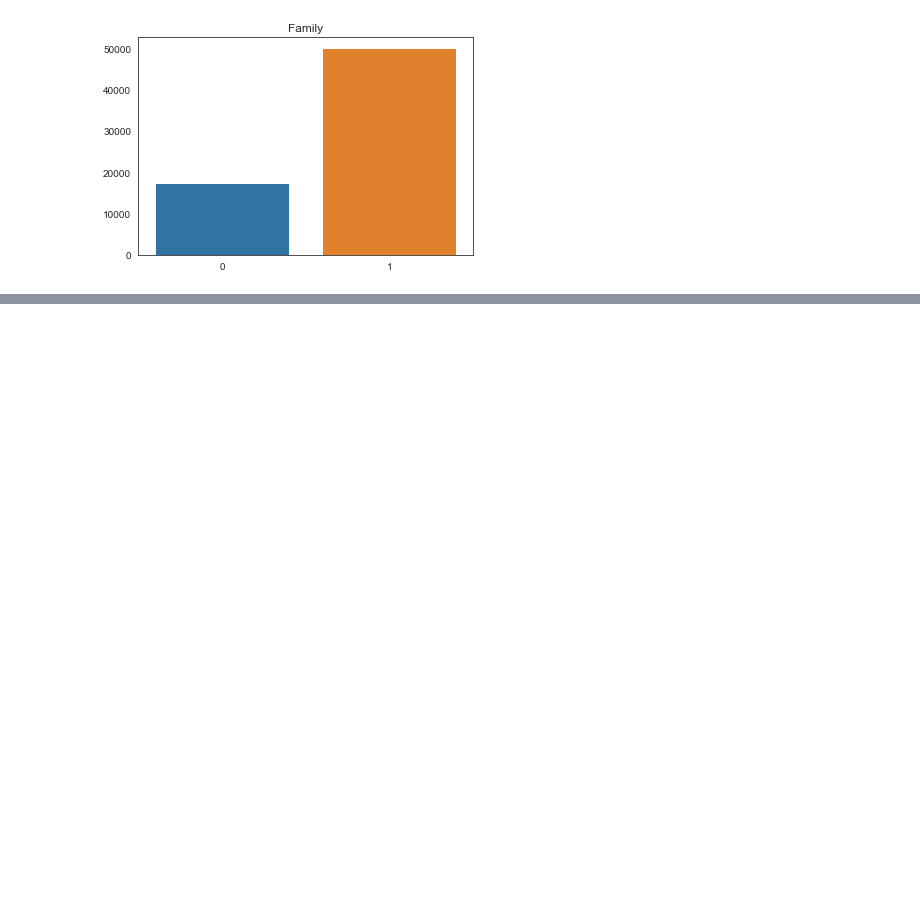
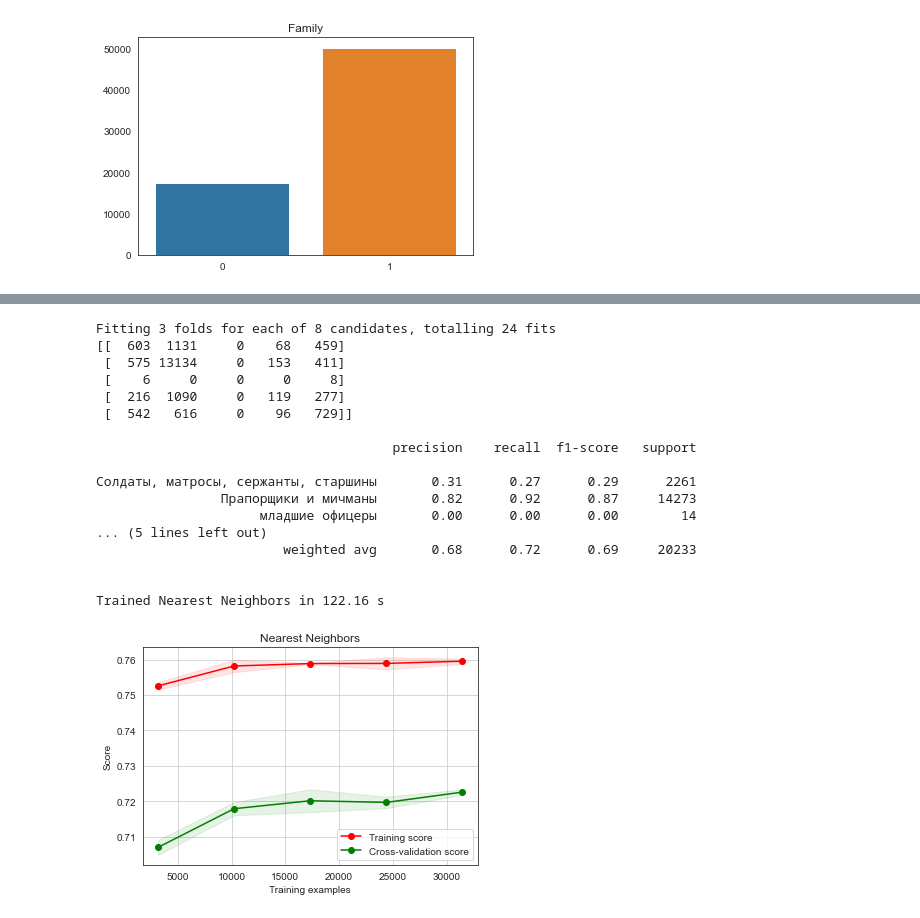
Before and after one commit to DHushchin/orc_analysis, a Jupyter notebook: orc_classifier.ipynb, the cells around one changed output, grey strips where cells are left out. Cells and saved outputs as stored; diff of their text form; code cells hidden in the pictures; blank space fills up the shorter version.

```diff
--- a/orc_classifier.ipynb
+++ b/orc_classifier.ipynb
@@ -318,0 +327,27 @@ df_results
+# %%
+warnings.filterwarnings("ignore")
+
+knn = batch_classify(x_train, y_train, x_test, y_test, 'Nearest Neighbors')
+
+df_results = df_results.append({'classifier': knn[0], 'train_score': knn[1],
+                                'test_score': knn[2], 'training_time': knn[3]},
+                                ignore_index=True)
+# %% [output]
+Fitting 3 folds for each of 8 candidates, totalling 24 fits
+[[  603  1131     0    68   459]
+ [  575 13134     0   153   411]
+ [    6     0     0     0     8]
+ [  216  1090     0   119   277]
+ [  542   616     0    96   729]]
+
+                                      precision    recall  f1-score   support
+
+Солдаты, матросы, сержанты, старшины       0.31      0.27      0.29      2261
+                Прапорщики и мичманы       0.82      0.92      0.87     14273
+                     младшие офицеры       0.00      0.00      0.00        14
+... (5 lines left out)
+                        weighted avg       0.68      0.72      0.69     20233
+
+
+Trained Nearest Neighbors in 122.16 s
+[figure, added]
```
Also changed, not shown: parts of 17 cells of this notebook, 2 other files.
